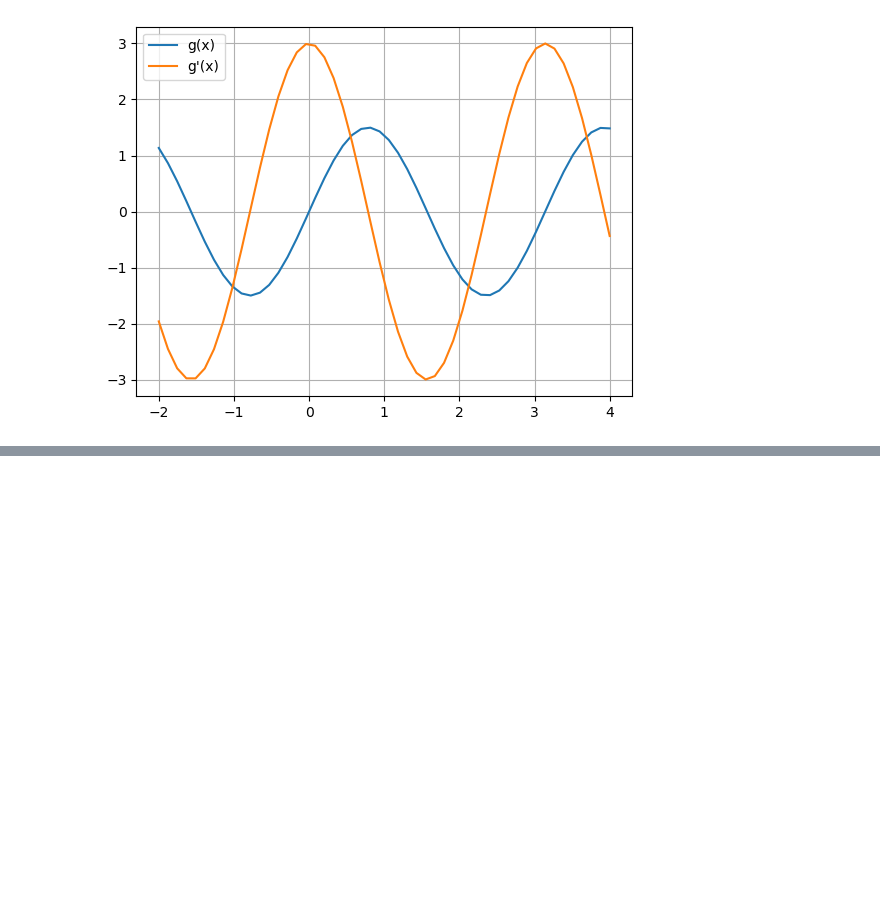
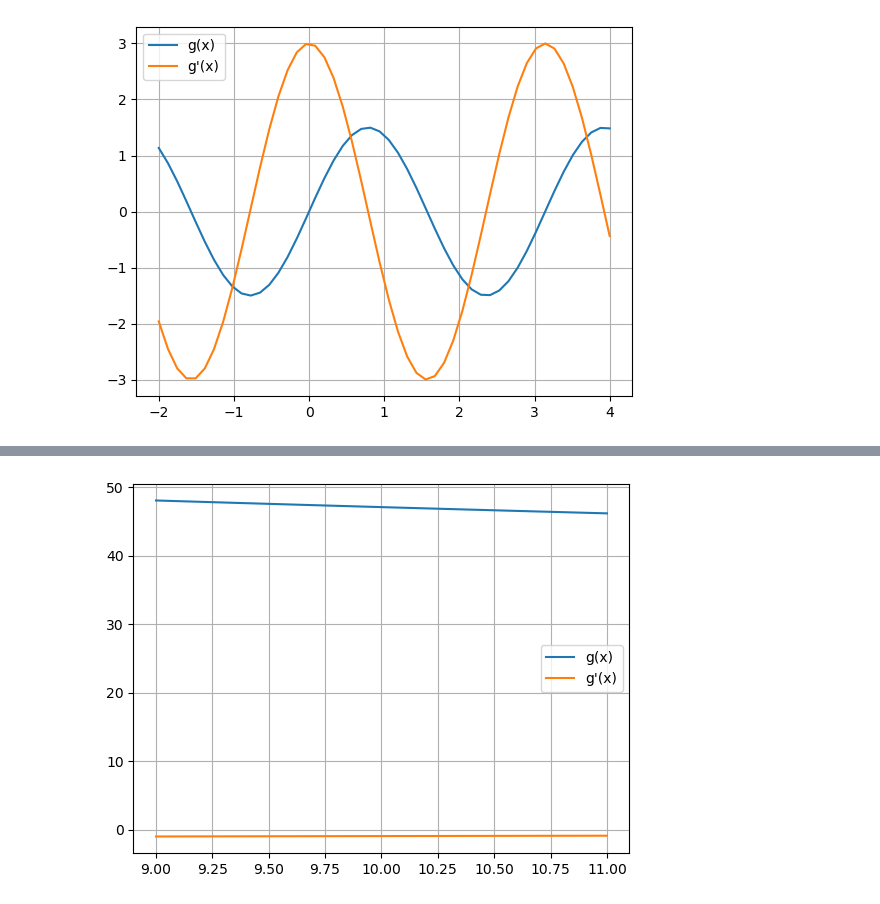
Before and after one commit to samirsaravia/AL-Calc, a Jupyter notebook: Calculo/HW-derivadas3.ipynb, the cells around one changed output, grey strips where cells are left out. Saved outputs shown, nothing was run; the diff lists cells and outputs as text; code cells hidden in the pictures; blank space fills up the shorter version.

```diff
--- a/Calculo/HW-derivadas3.ipynb
+++ b/Calculo/HW-derivadas3.ipynb
@@ -295,0 +314,11 @@ grafico(y4x, y4y, y41y)
+# %%
+T1x = np.linspace(9, 11,50)
+# %%
+T1f = lambdify(t, T1)
+T11f = lambdify(t,T11)
+T1y = T1f(T1x)
+T11y = T11f(T1x)
+# %%
+grafico(T1x, T1y, T11y)
+# %% [output]
+[figure, added]
```
Also changed, not shown: parts of 6 cells of this notebook.
